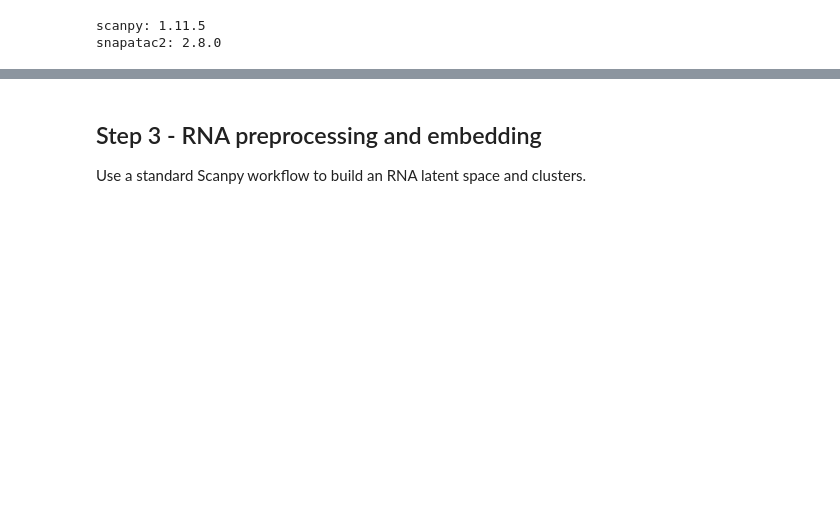
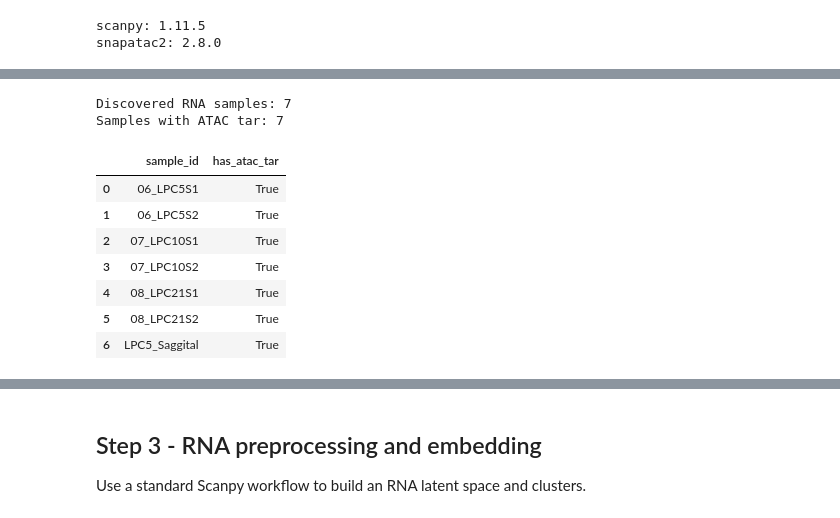
Before and after one commit to christoffermattssonlangseth/dbit-nature-analysis, a Jupyter notebook: rna_atac_multimodal_snapatac2.ipynb, the cells around one changed output, grey strips where cells are left out. Cells and saved outputs as stored; diff of their text form; code cells hidden in the pictures; blank space fills up the shorter version.

```diff
--- a/rna_atac_multimodal_snapatac2.ipynb
+++ b/rna_atac_multimodal_snapatac2.ipynb
@@ -84,0 +58,31 @@ dbit_atac_manifest.head()
+# %%
+data_root = Path("data-RNA/atac")
+pairs = discover_rna_tissue_pairs(data_root, recursive=True)
+required = {"RNA_matrix", "tissue_positions_list"}
+sample_ids = sorted([s for s, files in pairs.items() if required.issubset(files)])
+
+if not sample_ids:
+    raise RuntimeError(f"No complete RNA+tissue sample pairs found under {data_root}")
+
+atac_tar_manifest = discover_atac_fragment_tars(
+    data_dir=data_root,
+    sample_ids=sample_ids,
+    recursive=True,
+)
+
+sample_manifest = pd.DataFrame({"sample_id": sample_ids})
+sample_manifest["has_atac_tar"] = sample_manifest["sample_id"].isin(set(atac_tar_manifest["sample_id"]))
+print(f"Discovered RNA samples: {len(sample_ids)}")
+print(f"Samples with ATAC tar: {sample_manifest['has_atac_tar'].sum()}")
+sample_manifest
+# %% [output]
+Discovered RNA samples: 7
+Samples with ATAC tar: 7
+|  | sample_id | has_atac_tar |
+| 0 | 06_LPC5S1 | True |
+| 1 | 06_LPC5S2 | True |
+| 2 | 07_LPC10S1 | True |
+| 3 | 07_LPC10S2 | True |
+| 4 | 08_LPC21S1 | True |
+| 5 | 08_LPC21S2 | True |
+| 6 | LPC5_Saggital | True |
```
Also changed, not shown: parts of 19 cells of this notebook, 5 other files.
